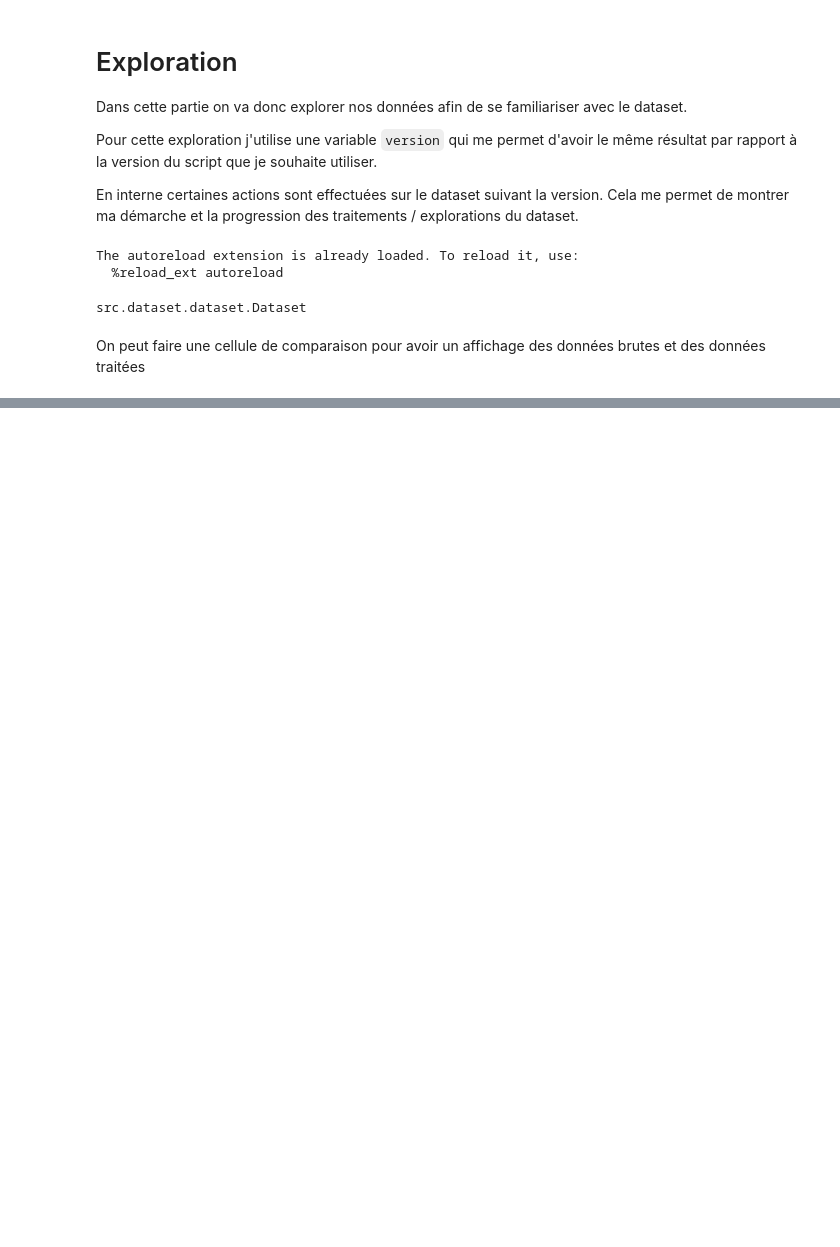
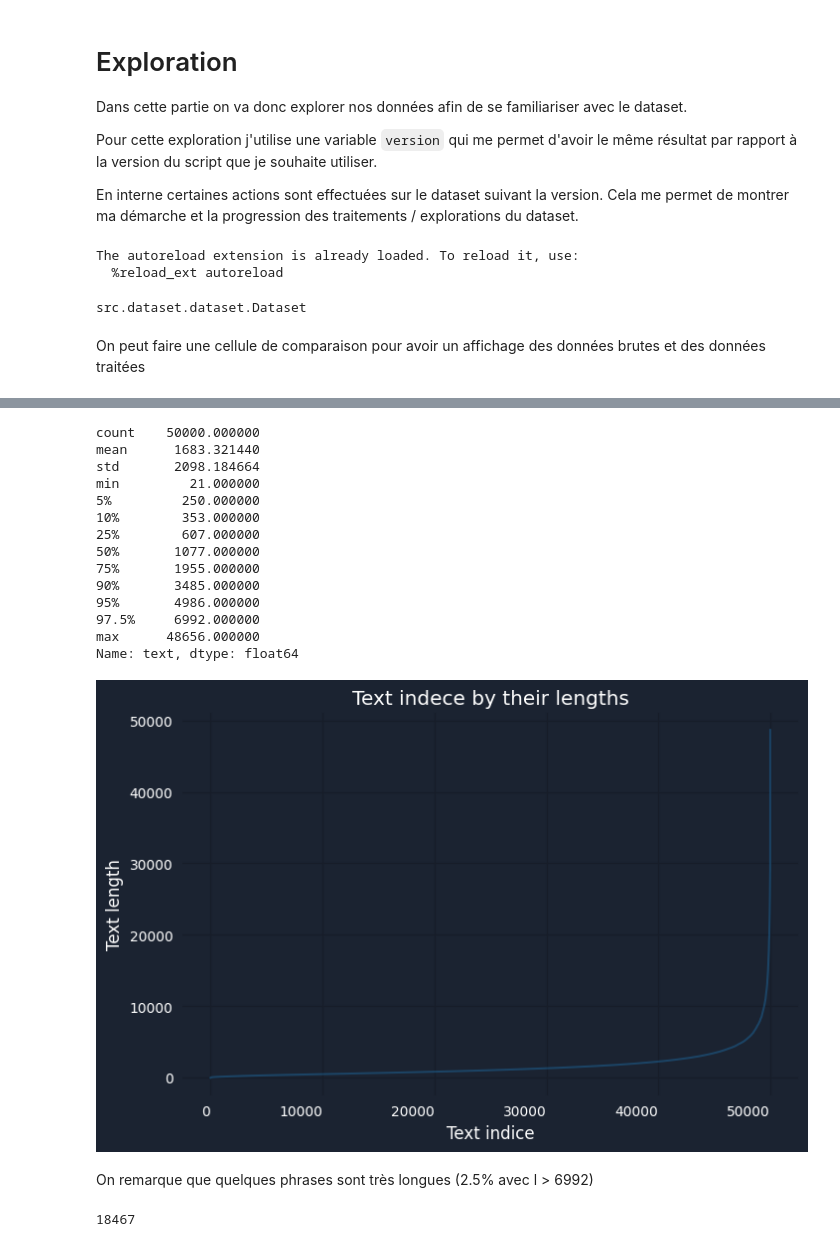
Before and after one commit to AlanBlanchet/CategorisezAutomatiquementDesQuestions, a Jupyter notebook: notebooks/exploration.ipynb, the cells around one changed output, grey strips where cells are left out. Cells and saved outputs as stored; diff of their text form; code cells hidden in the pictures; blank space fills up the shorter version.

Commit message:
[DEV]Started EDA and created test file
EDA for dataset analysis and visualisations
Test file to start using the different NLP tools to predict targets

```diff
--- a/notebooks/exploration.ipynb
+++ b/notebooks/exploration.ipynb
@@ -37,0 +116,3 @@ Parsed ==============================================
+# %%
+df = Dataset.use("topics1.csv", version=0)
+df.head()
@@ -37,0 +126,31 @@ Parsed ==============================================
+# %%
+sententences_l = df.text.str.len().sort_values()
+plt.figure(figsize=(8,5))
+plt.title("Text indece by their lengths")
+plt.xlabel("Text indice")
+plt.ylabel("Text length")
+sententences_l.reset_index(drop=True).plot()
+sententences_l.describe(percentiles=[0.05, 0.1, 0.25, 0.5, 0.75, 0.9, 0.95, 0.975])
+# %% [output]
+count    50000.000000
+mean      1683.321440
+std       2098.184664
+min         21.000000
+5%         250.000000
+10%        353.000000
+25%        607.000000
+50%       1077.000000
+75%       1955.000000
+90%       3485.000000
+95%       4986.000000
+97.5%     6992.000000
+max      48656.000000
+Name: text, dtype: float64
+[figure, added]
+# %% [markdown]
+On remarque que quelques phrases sont très longues (2.5% avec l > 6992)
+# %%
+target_list = df.target.str.split("|").explode()
+print(len(target_list.unique()))
+# %% [output]
+18467
```
Also changed, not shown: parts of 15 cells of this notebook, 3 other files.
